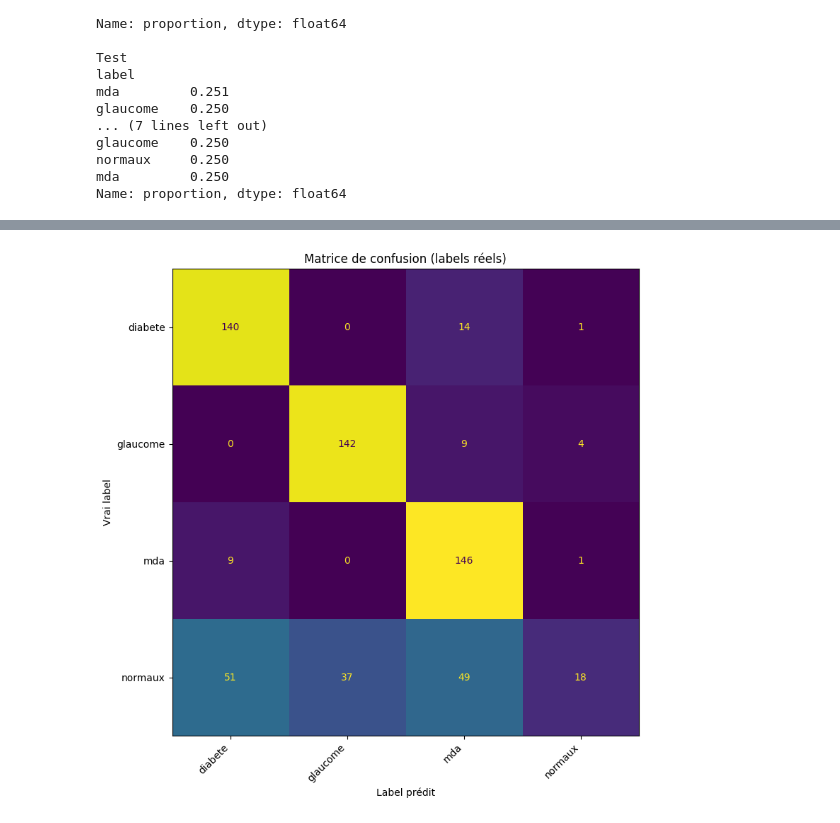
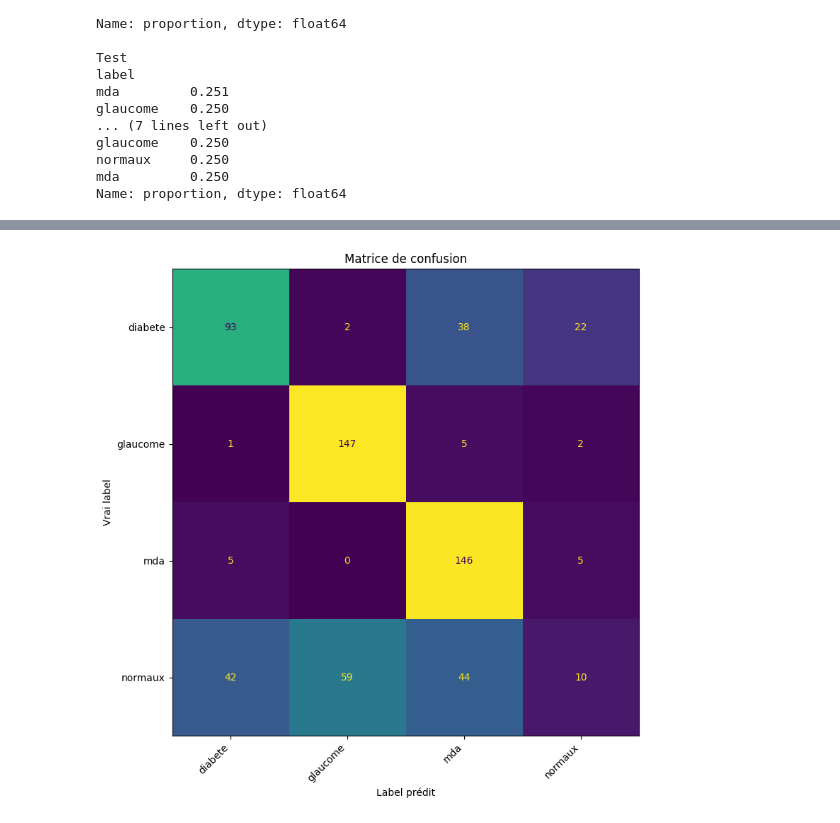
Before and after one commit to Mathis0000/Memoire, a Jupyter notebook: CNN/petit_CNN.ipynb, the cells around one changed output, grey strips where cells are left out. Drawn from its saved outputs; the diff is of its cells as text; code cells hidden in the pictures.

```diff
--- a/CNN/petit_CNN.ipynb
+++ b/CNN/petit_CNN.ipynb
@@ -262,0 +144,16 @@ Epoch 8/50
+# %%
+import numpy as np
+from PIL import Image
+
+IMG_SIZE = (256, 256)
+BATCH_SIZE = 32
+SEED = 42
+
+torch.manual_seed(SEED)
+
+classes = sorted(df["label"].unique().tolist())
+label_to_id = {c: i for i, c in enumerate(classes)}
+
+device = torch.device("cuda" if torch.cuda.is_available() else "cpu")
+print(f"Device : {device}")
+print(f"Classes : {classes}")
@@ -263,64 +341,43 @@ Epoch 8/50
 # %%
-import numpy as np
 import matplotlib.pyplot as plt
+from sklearn.metrics import (
+    confusion_matrix, ConfusionMatrixDisplay,
+    accuracy_score, precision_score, recall_score,
+    f1_score, balanced_accuracy_score, classification_report
+)
 
-from sklearn.metrics import (
-    confusion_matrix,
-    ConfusionMatrixDisplay,
-    accuracy_score,
-    precision_score,
-    recall_score,
-    f1_score,
-    balanced_accuracy_score,
-    classification_report
-)
-y_true = np.concatenate([y.numpy() for _, y in test_ds], axis=0)
+model.eval()
+y_true_list, y_pred_list = [], []
+with torch.no_grad():
+    for imgs, labels in test_loader:
+        imgs = imgs.to(device)
+        preds = model(imgs).argmax(1).cpu().numpy()
+        y_pred_list.extend(preds)
+        y_true_list.extend(labels.numpy())
 
-proba = model.predict(test_ds, verbose=0)
-y_pred = np.argmax(proba, axis=1)
-num_classes = len(classes)
-
-# ----------------------------
-# 7) METRICS
-# ----------------------------
-acc = accuracy_score(y_true, y_pred)
-bacc = balanced_accuracy_score(y_true, y_pred)
-
-prec_macro = precision_score(y_true, y_pred, average="macro", zero_division=0)
-rec_macro  = recall_score(y_true, y_pred, average="macro", zero_division=0)
-f1_macro   = f1_score(y_true, y_pred, average="macro", zero_division=0)
-
-prec_weighted = precision_score(y_true, y_pred, average="weighted", zero_division=0)
-rec_weighted  = recall_score(y_true, y_pred, average="weighted", zero_division=0)
-f1_weighted   = f1_score(y_true, y_pred, average="weighted", zero_division=0)
+y_true = np.array(y_true_list)
+y_pred = np.array(y_pred_list)
 
 print("\n=== Scores globaux ===")
-print(f"Accuracy            : {acc:.4f}")
-print(f"Balanced accuracy   : {bacc:.4f}")
-print(f"Precision (macro)   : {prec_macro:.4f}")
-print(f"Recall (macro)      : {rec_macro:.4f}")
-print(f"F1 (macro)          : {f1_macro:.4f}")
-print(f"Precision (weighted): {prec_weighted:.4f}")
-print(f"Recall (weighted)   : {rec_weighted:.4f}")
-print(f"F1 (weighted)       : {f1_weighted:.4f}")
-
+print(f"Accuracy            : {accuracy_score(y_true, y_pred):.4f}")
+print(f"Balanced accuracy   : {balanced_accuracy_score(y_true, y_pred):.4f}")
+print(f"Precision (macro)   : {precision_score(y_true, y_pred, average='macro',    zero_division=0):.4f}")
+print(f"Recall    (macro)   : {recall_score(   y_true, y_pred, average='macro',    zero_division=0):.4f}")
+print(f"F1        (macro)   : {f1_score(       y_true, y_pred, average='macro',    zero_division=0):.4f}")
+print(f"Precision (weighted): {precision_score(y_true, y_pred, average='weighted', zero_division=0):.4f}")
+print(f"Recall    (weighted): {recall_score(   y_true, y_pred, average='weighted', zero_division=0):.4f}")
+print(f"F1        (weighted): {f1_score(       y_true, y_pred, average='weighted', zero_division=0):.4f}")
 print("\n=== Rapport par classe ===")
 print(classification_report(y_true, y_pred, target_names=classes, zero_division=0))
 
-# ----------------------------
-# 8) CONFUSION MATRIX (labels réels, ordre forcé)
-# ----------------------------
-label_indices = list(range(num_classes))
-cm = confusion_matrix(y_true, y_pred, labels=label_indices)
-
+cm   = confusion_matrix(y_true, y_pred, labels=list(range(len(classes))))
 fig, ax = plt.subplots(figsize=(8, 8))
-disp = ConfusionMatrixDisplay(confusion_matrix=cm, display_labels=classes)
-disp.plot(ax=ax, values_format="d", cmap=None, colorbar=False)
+ConfusionMatrixDisplay(confusion_matrix=cm, display_labels=classes).plot(
+    ax=ax, values_format="d", cmap=None, colorbar=False)
 plt.xticks(rotation=45, ha="right")
-plt.yticks(rotation=0)
 plt.xlabel("Label prédit")
 plt.ylabel("Vrai label")
-plt.title("Matrice de confusion (labels réels)")
+plt.title("Matrice de confusion")
 plt.tight_layout()
 plt.show()
 # %% [output]
@@ -344 +401 @@ weighted avg       0.73      0.72      0.66       621
-[figure, old version]
+[figure, new version]
```
Also changed, not shown: parts of 15 cells of this notebook, 9 other files.
